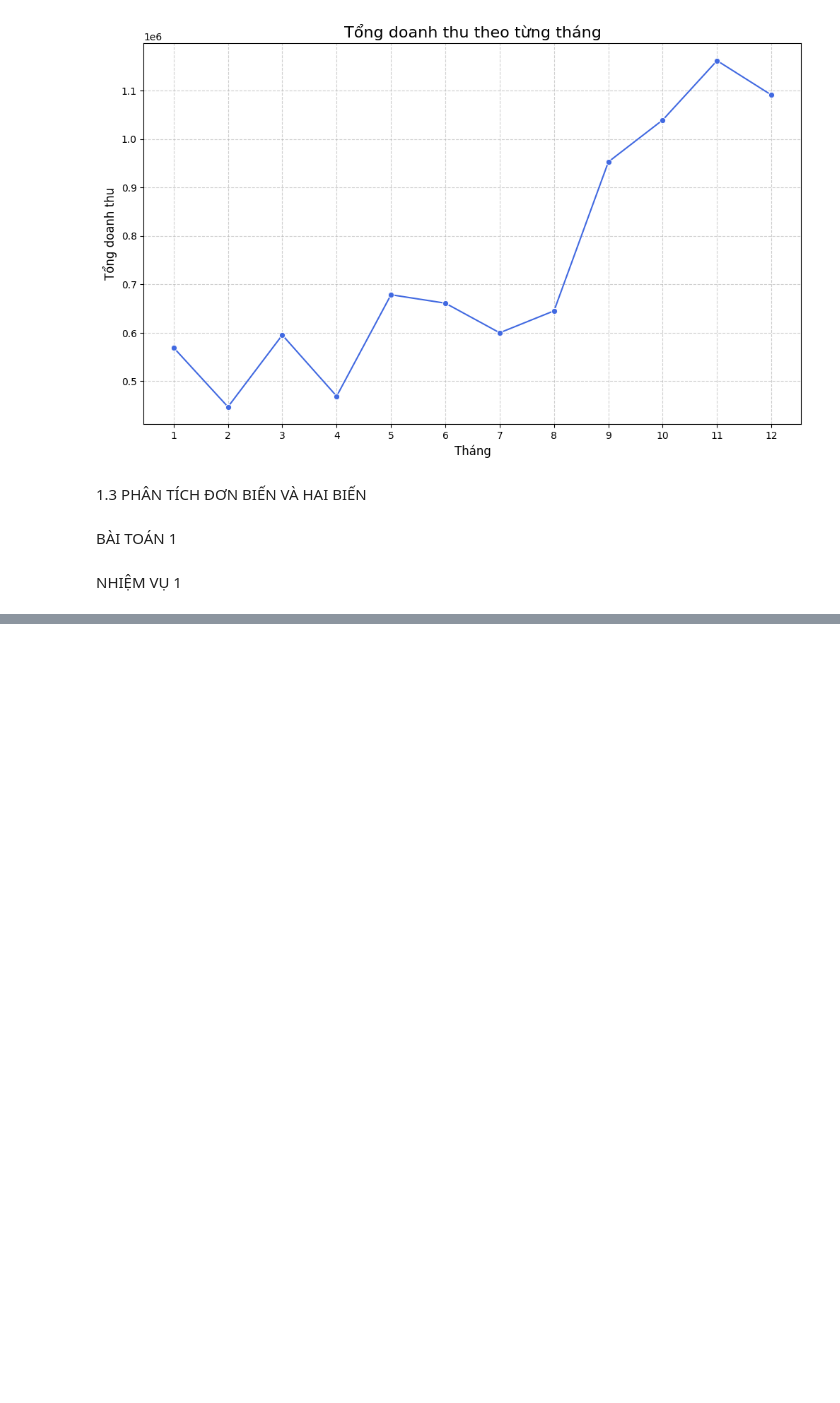
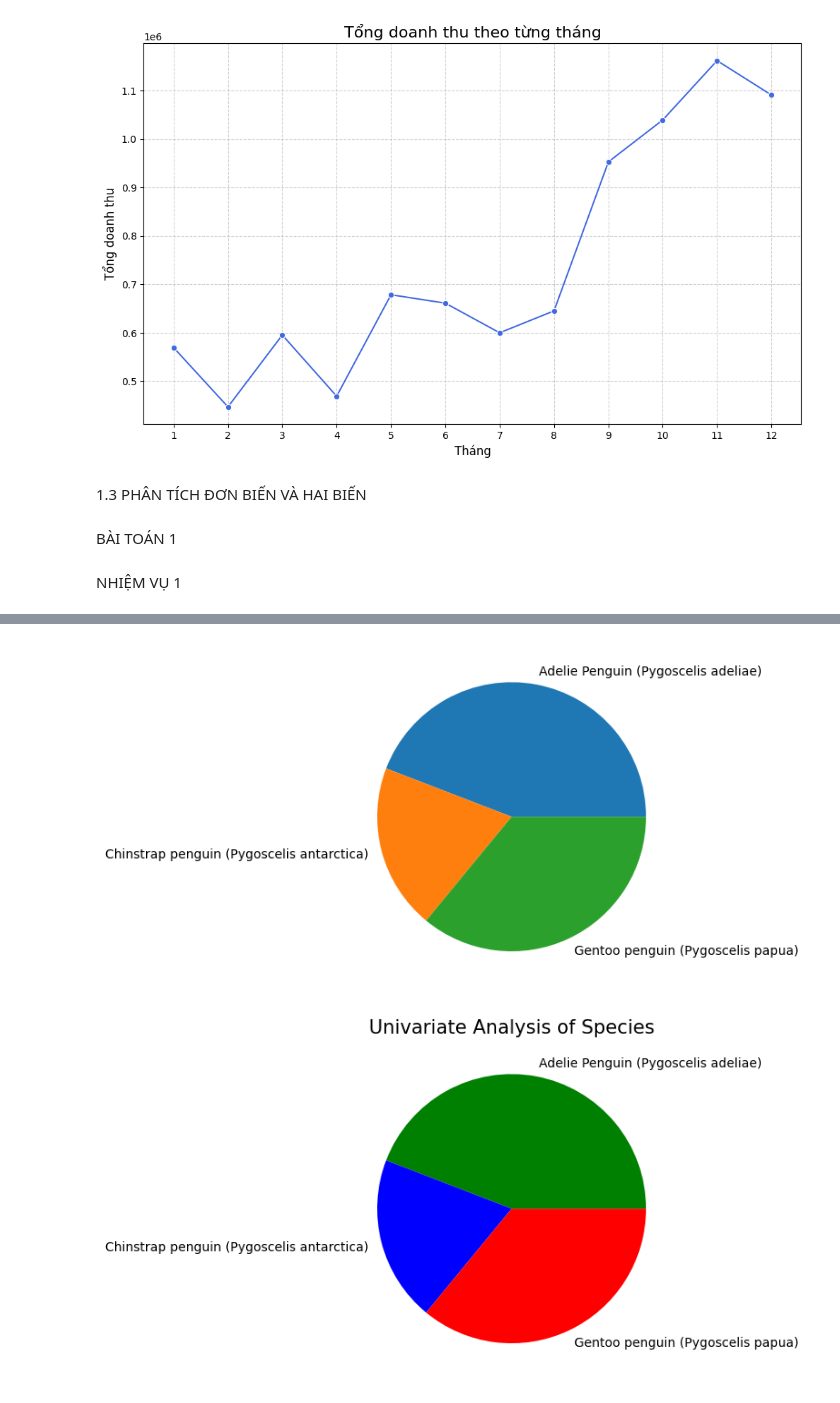
Before and after one commit to plkimtuyen05-boop/ktltsp.ueh25, a Jupyter notebook: midterm/th1 thong ke mo ta.ipynb, the cells around one changed output, grey strips where cells are left out. Cells and saved outputs as stored; diff of their text form; code cells hidden in the pictures; blank space fills up the shorter version.

```diff
--- a/midterm/th1 thong ke mo ta.ipynb
+++ b/midterm/th1 thong ke mo ta.ipynb
@@ -485,0 +499,17 @@ NameError: name 'fig' is not defined
+# %%
+penguins_group = penguins_data.groupby('Species').count()
+penguins_group = penguins_group.reset_index()
+# case 1: basic
+plt.pie(penguins_group["Culmen Length (mm)"], labels =
+ penguins_group['Species'])
+plt.show()
+# case 2: advanced
+cols = ['g', 'b', 'r']
+plt.pie(penguins_group["Culmen Length (mm)"], labels =
+ penguins_group['Species'],colors = cols)
+plt.title('Univariate Analysis of Species', fontsize=15)
+plt.savefig('kq thuc hien case 2-3.png')
+plt.show()
+# %% [output]
+[figure, added]
+[figure, added]
```
Also changed, not shown: parts of 19 cells of this notebook, 6 other files.
